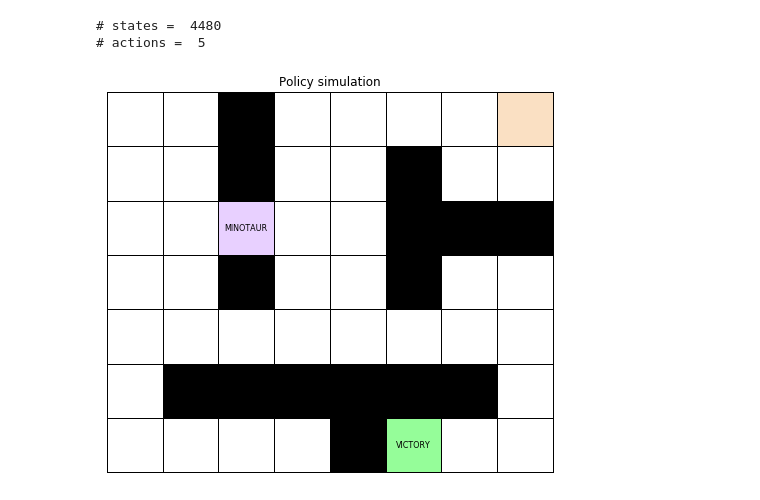
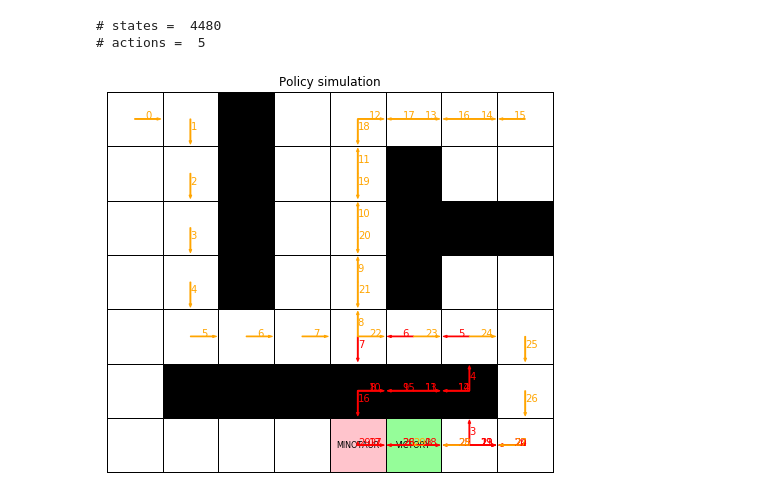
Before and after one commit to alejp1998/rl_lab1, a Jupyter notebook: problem1/problem_1.ipynb, the cells around one changed output. Cells and saved outputs as stored; diff of their text form; code cells hidden in the pictures.

Commit message:
Animation with actions included as arrows

```diff
--- a/problem1/problem_1.ipynb
+++ b/problem1/problem_1.ipynb
@@ -327,6 +332,12 @@ plt.plot(gammas, mean_victory_probs, 'ro')
 # starting positions
 thomas_st = (0,0)
 minotaur_st = (6,5)
+
+# we need to pick the key (we dont have it from the beginning)
+key_st = (0,)
+
+# starting state
+start = (thomas_st + minotaur_st + key_st)
 
 # Description of the maze as a numpy array
 maze = np.array([
@@ -347,10 +358,10 @@ maze = np.array([
 # Create an environment maze
 minotaur_can_wait = False
 key_needed = True
-env_1 = mz.MinotaurMaze(maze,minotaur_can_wait,key_needed)
+env_3 = mz.MinotaurMaze(maze,minotaur_can_wait,key_needed)
 #env_1.show()
-print('# states = ', env_1.n_states)
-print('# actions = ', env_1.n_actions)
+print('# states = ', env_3.n_states)
+print('# actions = ', env_3.n_actions)
 # %% [output]
 # states =  4480
 # actions =  5
@@ -359,14 +370,15 @@ print('# actions = ', env_1.n_actions)
 gamma = 59/60
 epsilon = 0.0001
 # Solve the MDP problem with value iteration
-V, policy = mz.value_iteration(env_1,gamma,epsilon)
+V, policy = mz.value_iteration(env_3,gamma,epsilon)
 # %%
 # Simulate the best path (reacting to random minotaur actions)
 method = 'ValIter'
-start  = (thomas_st + minotaur_st + (0,))
-path, victory_prob = env_1.simulate(start, policy, method, key_needed)
+path, victory_prob = env_3.simulate(start, policy, method, key_needed)
 # %%
 # Animate path
-mz.animate_solution(maze, path)
+show_arrows = True
+fps = 1
+mz.animate_solution(maze, path, show_arrows, fps)
 # %% [output]
-[figure, old version]
+[figure, new version]
```
Also changed, not shown: parts of 17 cells of this notebook, 1 other file.
